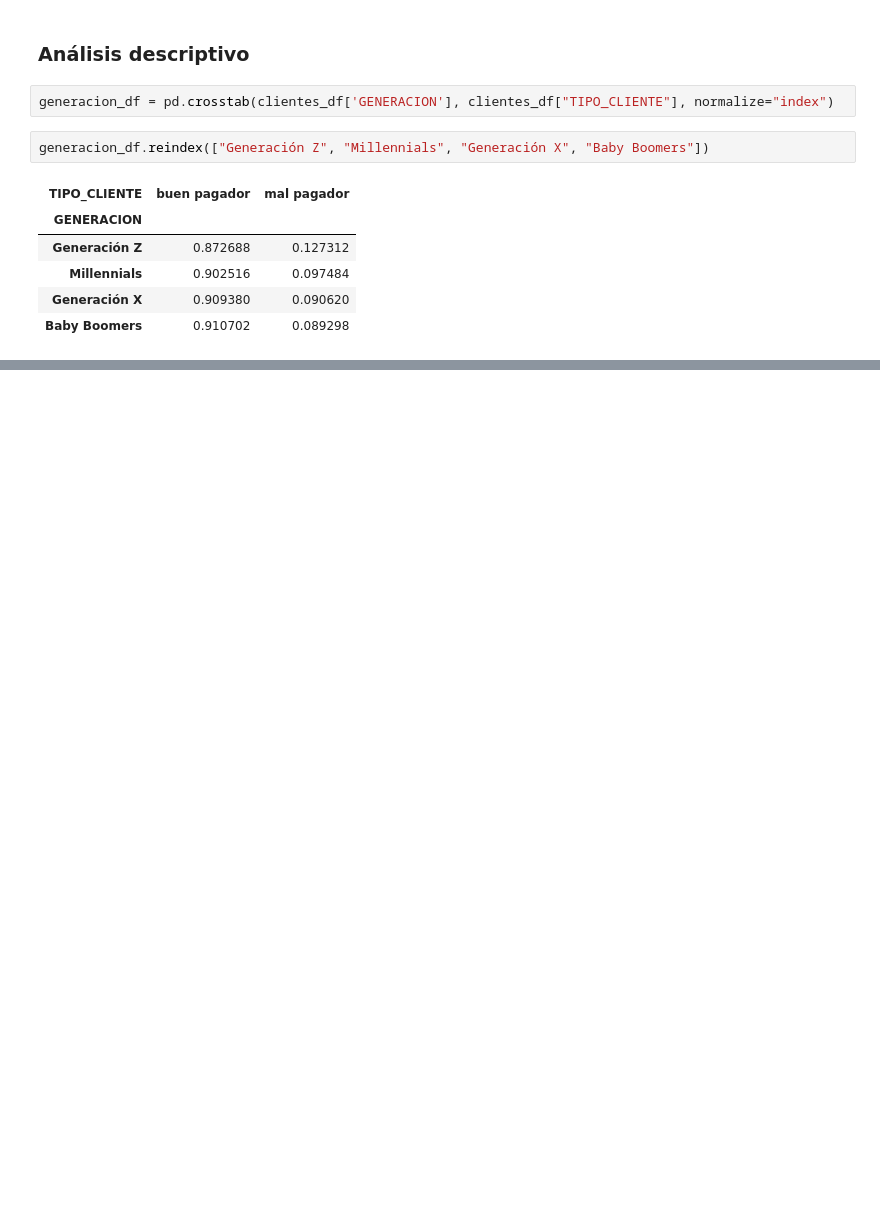
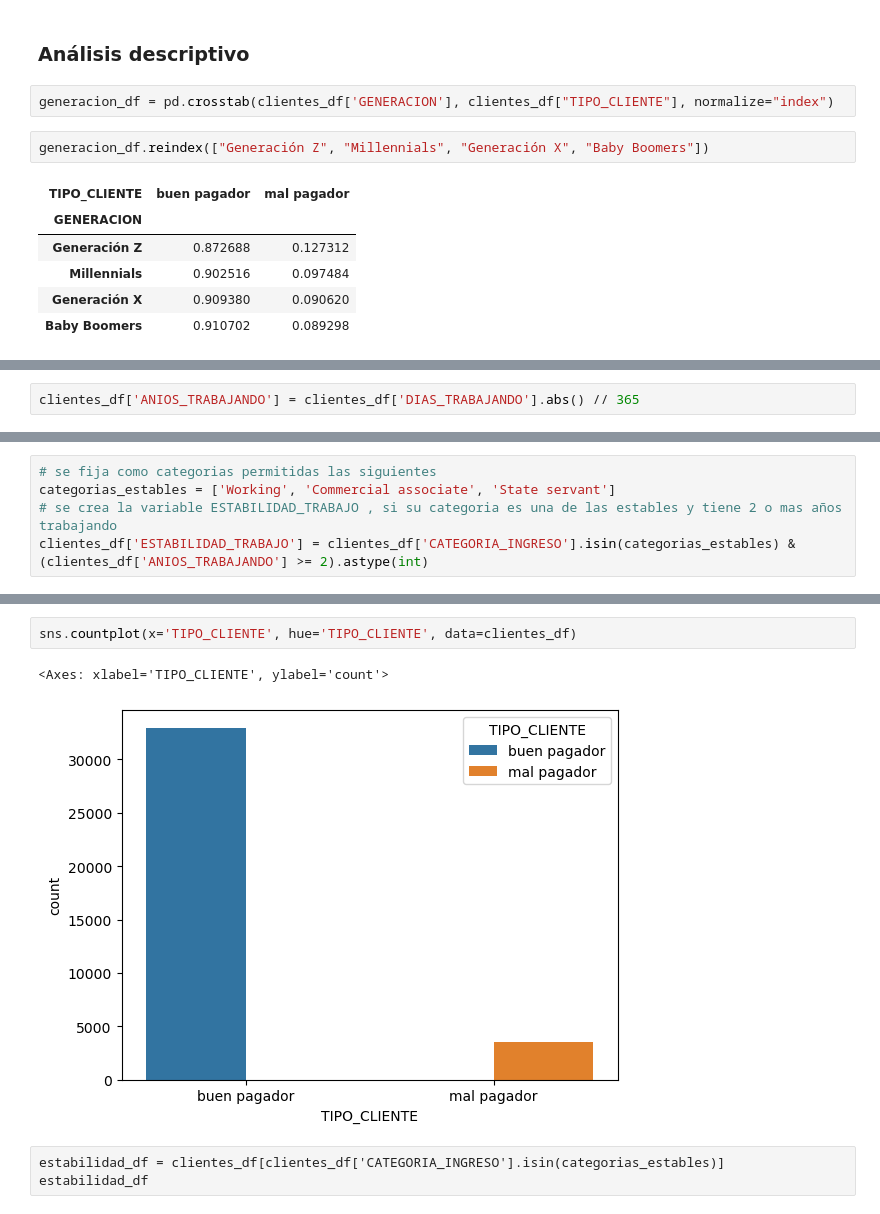
Before and after one commit to ajalca/cbe_customer_classification, a Jupyter notebook: VISA - Grupo 5.ipynb, the cells around one changed output, grey strips where cells are left out. Saved outputs shown, nothing was run; the diff lists cells and outputs as text; blank space fills up the shorter version.

```diff
--- a/VISA - Grupo 5.ipynb
+++ b/VISA - Grupo 5.ipynb
@@ -516,0 +591,2 @@ generacion_df.reindex(["Generación Z", "Millennials", "Generación X", "Baby Bo
+# %%
+clientes_df['ANIOS_TRABAJANDO'] = clientes_df['DIAS_TRABAJANDO'].abs() // 365
@@ -516,0 +609,5 @@ generacion_df.reindex(["Generación Z", "Millennials", "Generación X", "Baby Bo
+# %%
+# se fija como categorias permitidas las siguientes
+categorias_estables = ['Working', 'Commercial associate', 'State servant']
+# se crea la variable ESTABILIDAD_TRABAJO , si su categoria es una de las estables y tiene 2 o mas años trabajando
+clientes_df['ESTABILIDAD_TRABAJO'] = clientes_df['CATEGORIA_INGRESO'].isin(categorias_estables) & (clientes_df['ANIOS_TRABAJANDO'] >= 2).astype(int)
@@ -516,0 +627,8 @@ generacion_df.reindex(["Generación Z", "Millennials", "Generación X", "Baby Bo
+# %%
+sns.countplot(x='TIPO_CLIENTE', hue='TIPO_CLIENTE', data=clientes_df)
+# %% [output]
+<Axes: xlabel='TIPO_CLIENTE', ylabel='count'>
+[figure, added]
+# %% [raw]
+estabilidad_df = clientes_df[clientes_df['CATEGORIA_INGRESO'].isin(categorias_estables)]
+estabilidad_df
```
Also changed, not shown: parts of 24 cells of this notebook, 1 other file.
